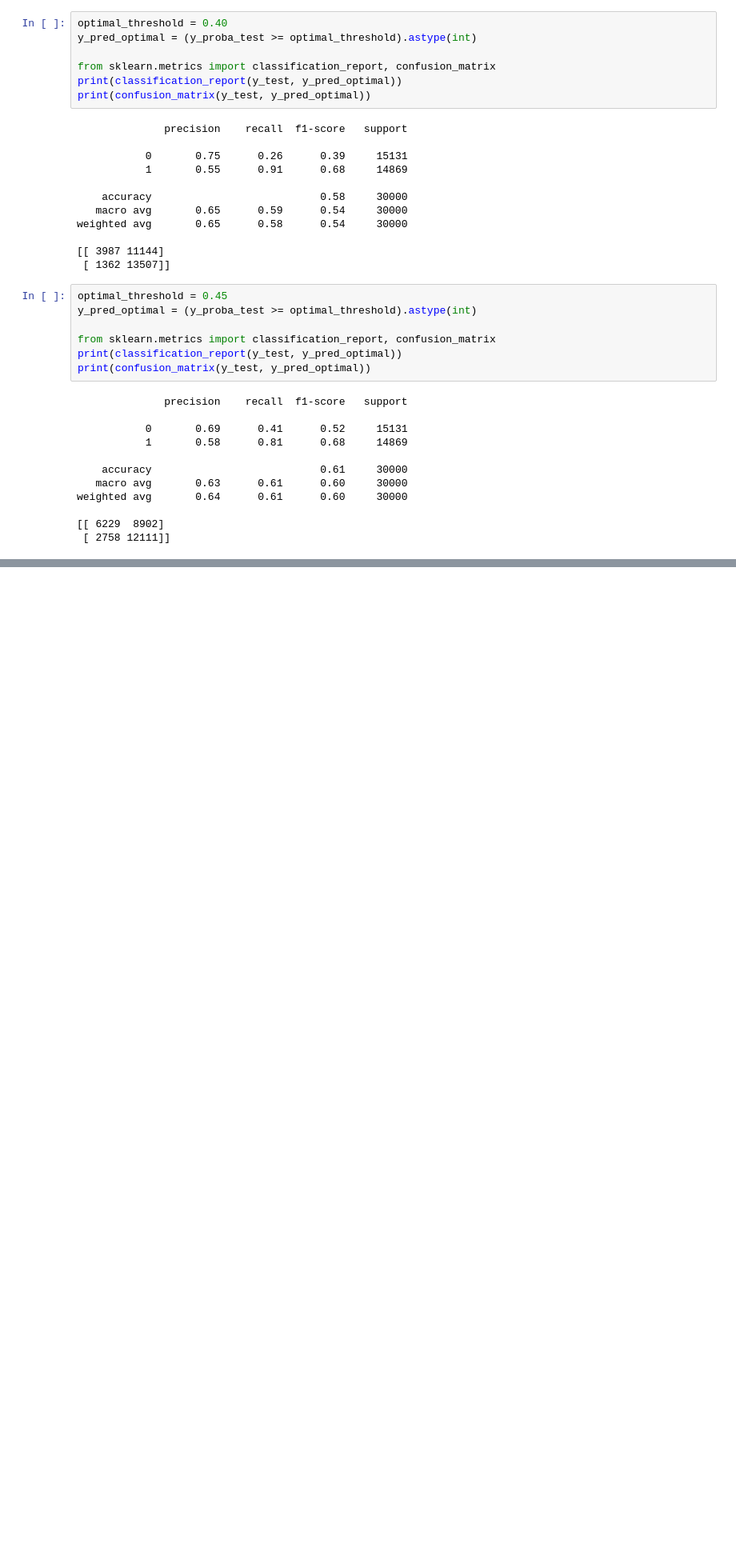
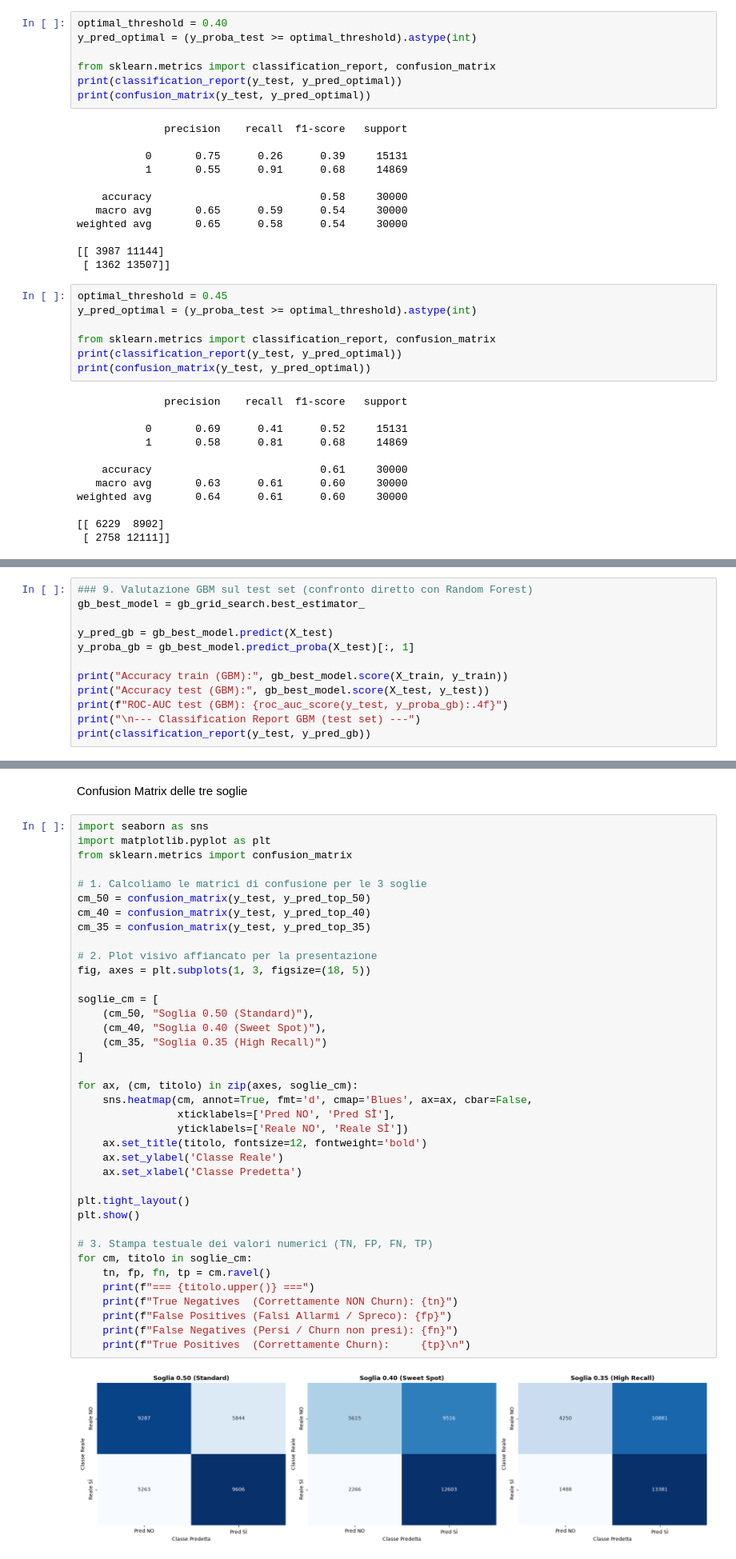
Before and after one commit to meddesara98-ctrl/SDG_Project, a Jupyter notebook: notebook.ipynb, the cells around one changed output, grey strips where cells are left out. Shown at 80% size. Saved outputs shown, nothing was run; the diff lists cells and outputs as text; blank space fills up the shorter version.

```diff
--- a/notebook.ipynb
+++ b/notebook.ipynb
@@ -502,0 +548,12 @@ weighted avg       0.64      0.61      0.60     30000
+# %%
+### 9. Valutazione GBM sul test set (confronto diretto con Random Forest)
+gb_best_model = gb_grid_search.best_estimator_
+
+y_pred_gb = gb_best_model.predict(X_test)
+y_proba_gb = gb_best_model.predict_proba(X_test)[:, 1]
+
+print("Accuracy train (GBM):", gb_best_model.score(X_train, y_train))
+print("Accuracy test (GBM):", gb_best_model.score(X_test, y_test))
+print(f"ROC-AUC test (GBM): {roc_auc_score(y_test, y_proba_gb):.4f}")
+print("\n--- Classification Report GBM (test set) ---")
+print(classification_report(y_test, y_pred_gb))
@@ -502,0 +907,42 @@ weighted avg       0.64      0.61      0.60     30000
+# %% [markdown]
+Confusion Matrix delle tre soglie
+# %%
+import seaborn as sns
+import matplotlib.pyplot as plt
+from sklearn.metrics import confusion_matrix
+
+# 1. Calcoliamo le matrici di confusione per le 3 soglie
+cm_50 = confusion_matrix(y_test, y_pred_top_50)
+cm_40 = confusion_matrix(y_test, y_pred_top_40)
+cm_35 = confusion_matrix(y_test, y_pred_top_35)
+
+# 2. Plot visivo affiancato per la presentazione
+fig, axes = plt.subplots(1, 3, figsize=(18, 5))
+
+soglie_cm = [
+    (cm_50, "Soglia 0.50 (Standard)"),
+    (cm_40, "Soglia 0.40 (Sweet Spot)"),
+    (cm_35, "Soglia 0.35 (High Recall)")
+]
+
+for ax, (cm, titolo) in zip(axes, soglie_cm):
+    sns.heatmap(cm, annot=True, fmt='d', cmap='Blues', ax=ax, cbar=False,
+                xticklabels=['Pred NO', 'Pred SÌ'],
+                yticklabels=['Reale NO', 'Reale SÌ'])
+    ax.set_title(titolo, fontsize=12, fontweight='bold')
+    ax.set_ylabel('Classe Reale')
+    ax.set_xlabel('Classe Predetta')
+
+plt.tight_layout()
+plt.show()
+
+# 3. Stampa testuale dei valori numerici (TN, FP, FN, TP)
+for cm, titolo in soglie_cm:
+    tn, fp, fn, tp = cm.ravel()
+    print(f"=== {titolo.upper()} ===")
+    print(f"True Negatives  (Correttamente NON Churn): {tn}")
+    print(f"False Positives (Falsi Allarmi / Spreco): {fp}")
+    print(f"False Negatives (Persi / Churn non presi): {fn}")
+    print(f"True Positives  (Correttamente Churn):     {tp}\n")
+# %% [output]
+[figure, added]
```
Also changed, not shown: parts of 21 cells of this notebook.
